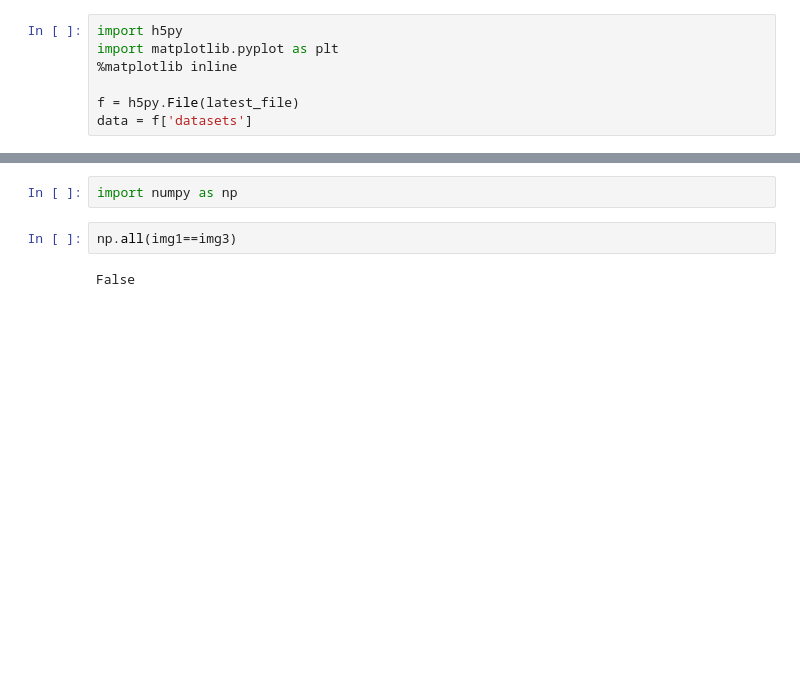
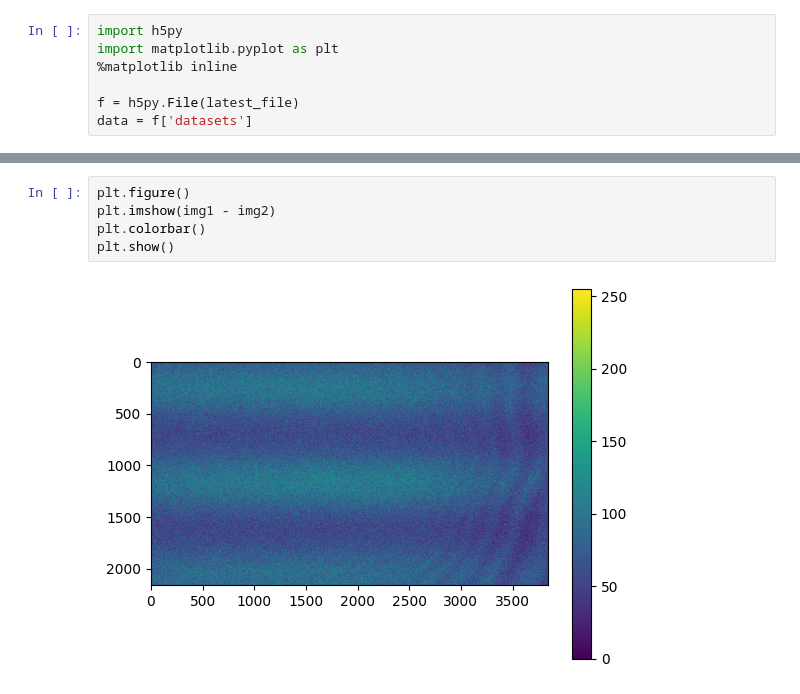
Before and after one commit to ucsb-amo/k-exp, a Jupyter notebook: kexp/analysis/OD_viewer.ipynb, the cells around one changed output, grey strips where cells are left out. Drawn from its saved outputs; the diff is of its cells as text; blank space fills up the shorter version.

```diff
--- a/kexp/analysis/OD_viewer.ipynb
+++ b/kexp/analysis/OD_viewer.ipynb
@@ -51,6 +57,7 @@ plt.show()
-# %%
-import numpy as np
-# %%
-np.all(img1==img3)
-# %% [output]
-False
+# %%
+plt.figure()
+plt.imshow(img1 - img2)
+plt.colorbar()
+plt.show()
+# %% [output]
+[figure, added]
```
Also changed, not shown: parts of 6 cells of this notebook.
